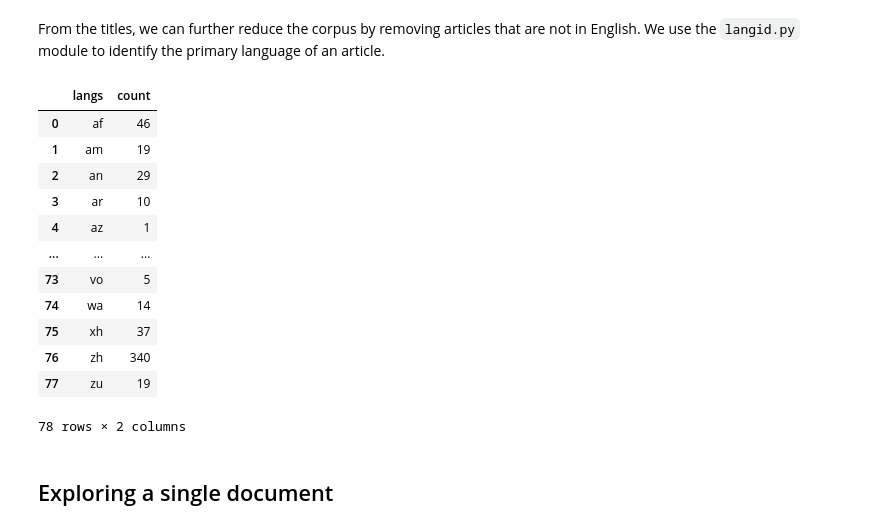
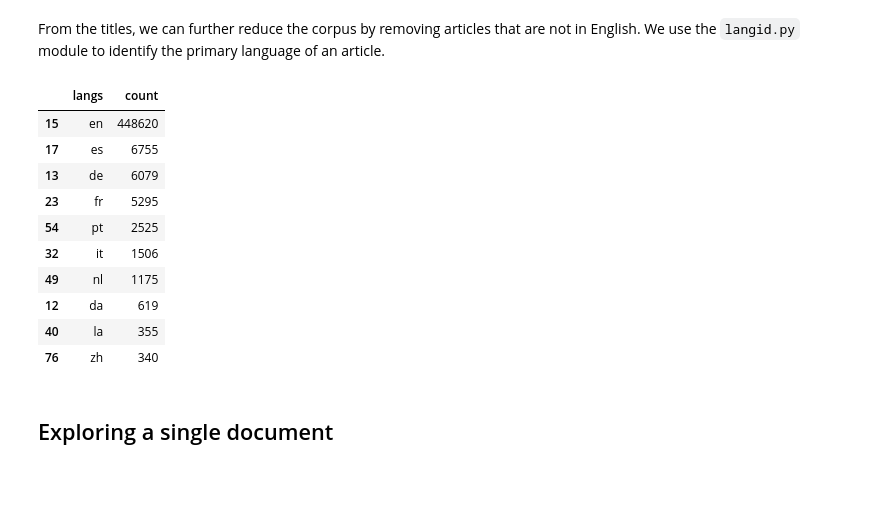
Before and after one commit to aldencabajar/cord-19-topic-modeling, a Jupyter notebook: cord-dataset-exploration.ipynb, the cells around one changed output. Saved outputs shown, nothing was run; the diff lists cells and outputs as text; code cells hidden in the pictures; blank space fills up the shorter version.

Commit message:
change tables

```diff
--- a/cord-dataset-exploration.ipynb
+++ b/cord-dataset-exploration.ipynb
@@ -138,19 +141,18 @@ metadata['langs'] = langs
 # %%
-metadata.groupby('langs').size().reset_index(name='count')
+metadata.groupby('langs').size().reset_index(name='count') \
+    .sort_values(by = 'count', ascending=False).iloc[:10]
 # %% [output]
 |  | langs | count |
-| 0 | af | 46 |
-| 1 | am | 19 |
-| 2 | an | 29 |
-| 3 | ar | 10 |
-| 4 | az | 1 |
-| ... | ... | ... |
-| 73 | vo | 5 |
-| 74 | wa | 14 |
-| 75 | xh | 37 |
+| 15 | en | 448620 |
+| 17 | es | 6755 |
+| 13 | de | 6079 |
+| 23 | fr | 5295 |
+| 54 | pt | 2525 |
+| 32 | it | 1506 |
+| 49 | nl | 1175 |
+| 12 | da | 619 |
+| 40 | la | 355 |
 | 76 | zh | 340 |
-| 77 | zu | 19 |
-78 rows × 2 columns
 # %% [markdown]
 ## Exploring a single document
 # %% [markdown]
```
Also changed, not shown: parts of 3 cells of this notebook.
